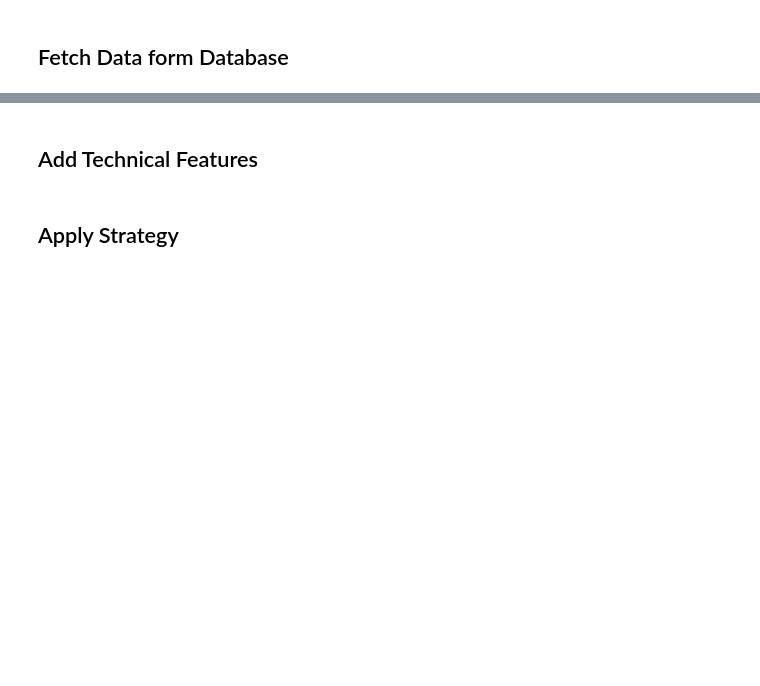
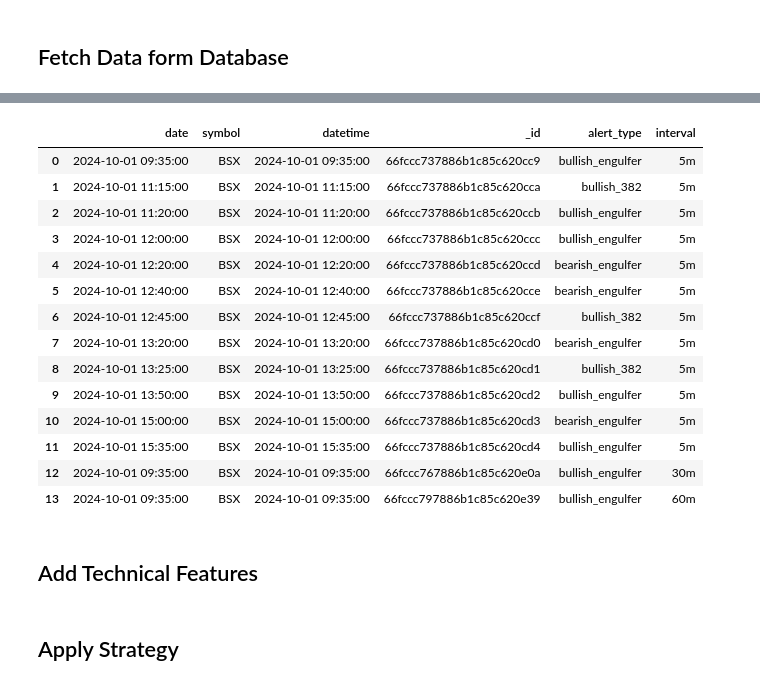
Before and after one commit to yiukitCheung/Stocks_Alert_System, a Jupyter notebook: jupyter notebook/trading_automated_process.ipynb, the cells around one changed output, grey strips where cells are left out. Drawn from its saved outputs; the diff is of its cells as text; code cells hidden in the pictures; blank space fills up the shorter version.

```diff
--- a/jupyter notebook/trading_automated_process.ipynb
+++ b/jupyter notebook/trading_automated_process.ipynb
@@ -18,9 +18,9 @@ client = pymongo.MongoClient("mongodb://localhost:27017/")
 # Select the database
 db = client["streaming_data"]
 # Select the collection
-collection = db["5m_stock_datastream"]
+collection = db["stock_live_alert"]
 # Fetch specific stock
-data = collection.find({'symbol': 'ISRG'})
+data = collection.find({'symbol': 'NVDA'})
 # Convert to pandas dataframe
 df = pd.DataFrame(list(data))
 
@@ -40,3 +33,34 @@ df
+# %%
+def fetch_data(database, collection, symbol=None):
+    # Connect to MongoDB
+    client = pymongo.MongoClient("mongodb://localhost:27017/")
+    # Select the database
+    db = client[database]
+    # Select the collection
+    collection = db[collection]
+    # Fetch specific stock
+    data = collection.find({'symbol': symbol}) if symbol else collection.find()
+    # Convert to pandas dataframe
+    df = pd.DataFrame(list(data))
+    return df
+# %%
+fetch_data('streaming_data', 'stock_live_alert','BSX')
+# %% [output]
+|  | date | symbol | datetime | _id | alert_type | interval |
+| 0 | 2024-10-01 09:35:00 | BSX | 2024-10-01 09:35:00 | 66fccc737886b1c85c620cc9 | bullish_engulfer | 5m |
+| 1 | 2024-10-01 11:15:00 | BSX | 2024-10-01 11:15:00 | 66fccc737886b1c85c620cca | bullish_382 | 5m |
+| 2 | 2024-10-01 11:20:00 | BSX | 2024-10-01 11:20:00 | 66fccc737886b1c85c620ccb | bullish_engulfer | 5m |
+| 3 | 2024-10-01 12:00:00 | BSX | 2024-10-01 12:00:00 | 66fccc737886b1c85c620ccc | bullish_engulfer | 5m |
+| 4 | 2024-10-01 12:20:00 | BSX | 2024-10-01 12:20:00 | 66fccc737886b1c85c620ccd | bearish_engulfer | 5m |
+| 5 | 2024-10-01 12:40:00 | BSX | 2024-10-01 12:40:00 | 66fccc737886b1c85c620cce | bearish_engulfer | 5m |
+| 6 | 2024-10-01 12:45:00 | BSX | 2024-10-01 12:45:00 | 66fccc737886b1c85c620ccf | bullish_382 | 5m |
+| 7 | 2024-10-01 13:20:00 | BSX | 2024-10-01 13:20:00 | 66fccc737886b1c85c620cd0 | bearish_engulfer | 5m |
+| 8 | 2024-10-01 13:25:00 | BSX | 2024-10-01 13:25:00 | 66fccc737886b1c85c620cd1 | bullish_382 | 5m |
+| 9 | 2024-10-01 13:50:00 | BSX | 2024-10-01 13:50:00 | 66fccc737886b1c85c620cd2 | bullish_engulfer | 5m |
+| 10 | 2024-10-01 15:00:00 | BSX | 2024-10-01 15:00:00 | 66fccc737886b1c85c620cd3 | bearish_engulfer | 5m |
+| 11 | 2024-10-01 15:35:00 | BSX | 2024-10-01 15:35:00 | 66fccc737886b1c85c620cd4 | bullish_engulfer | 5m |
+| 12 | 2024-10-01 09:35:00 | BSX | 2024-10-01 09:35:00 | 66fccc767886b1c85c620e0a | bullish_engulfer | 30m |
+| 13 | 2024-10-01 09:35:00 | BSX | 2024-10-01 09:35:00 | 66fccc797886b1c85c620e39 | bullish_engulfer | 60m |
 # %% [markdown]
 ## Add Technical Features
 # %%
```
Also changed, not shown: parts of 8 cells of this notebook, 8 other files.
